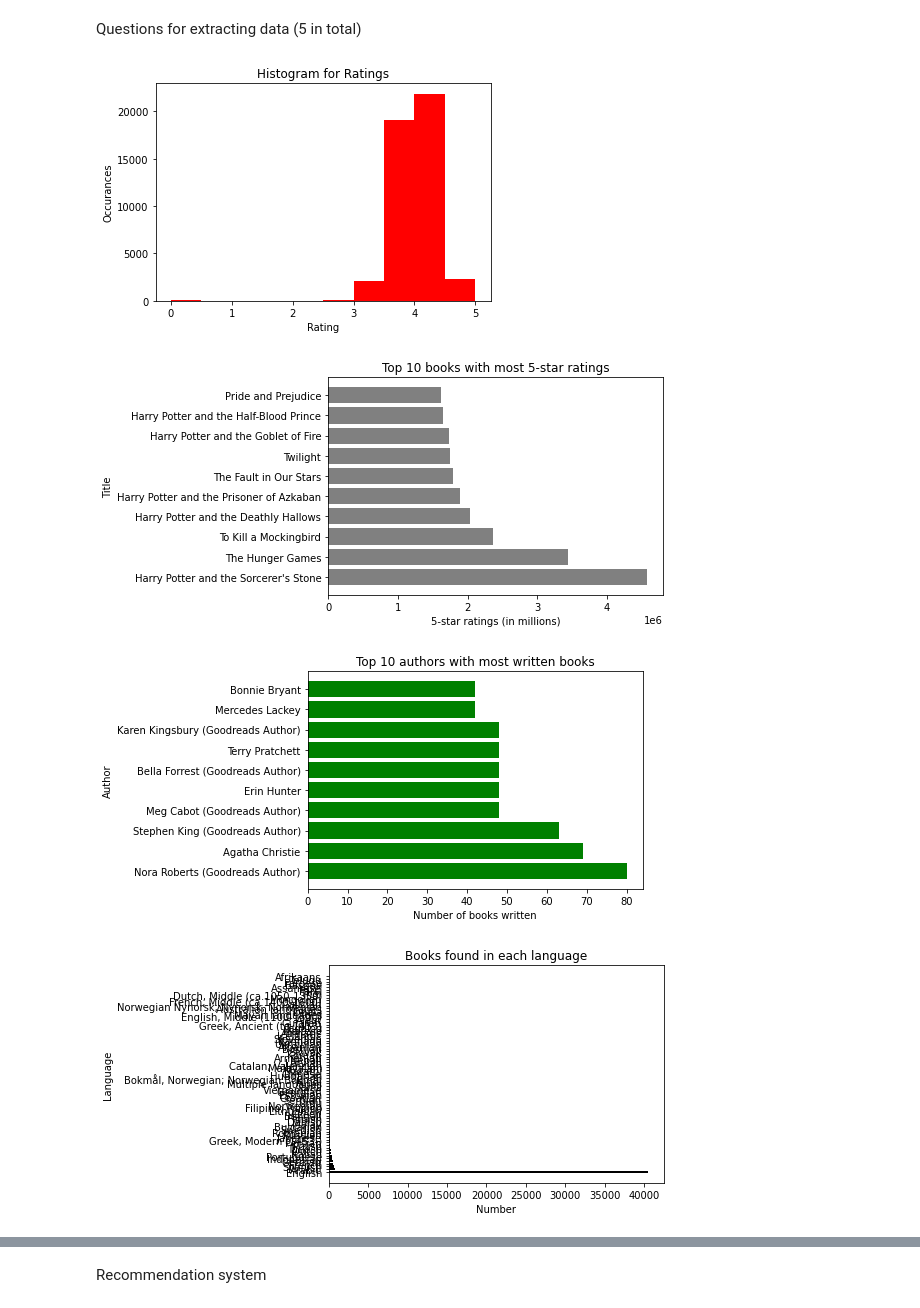
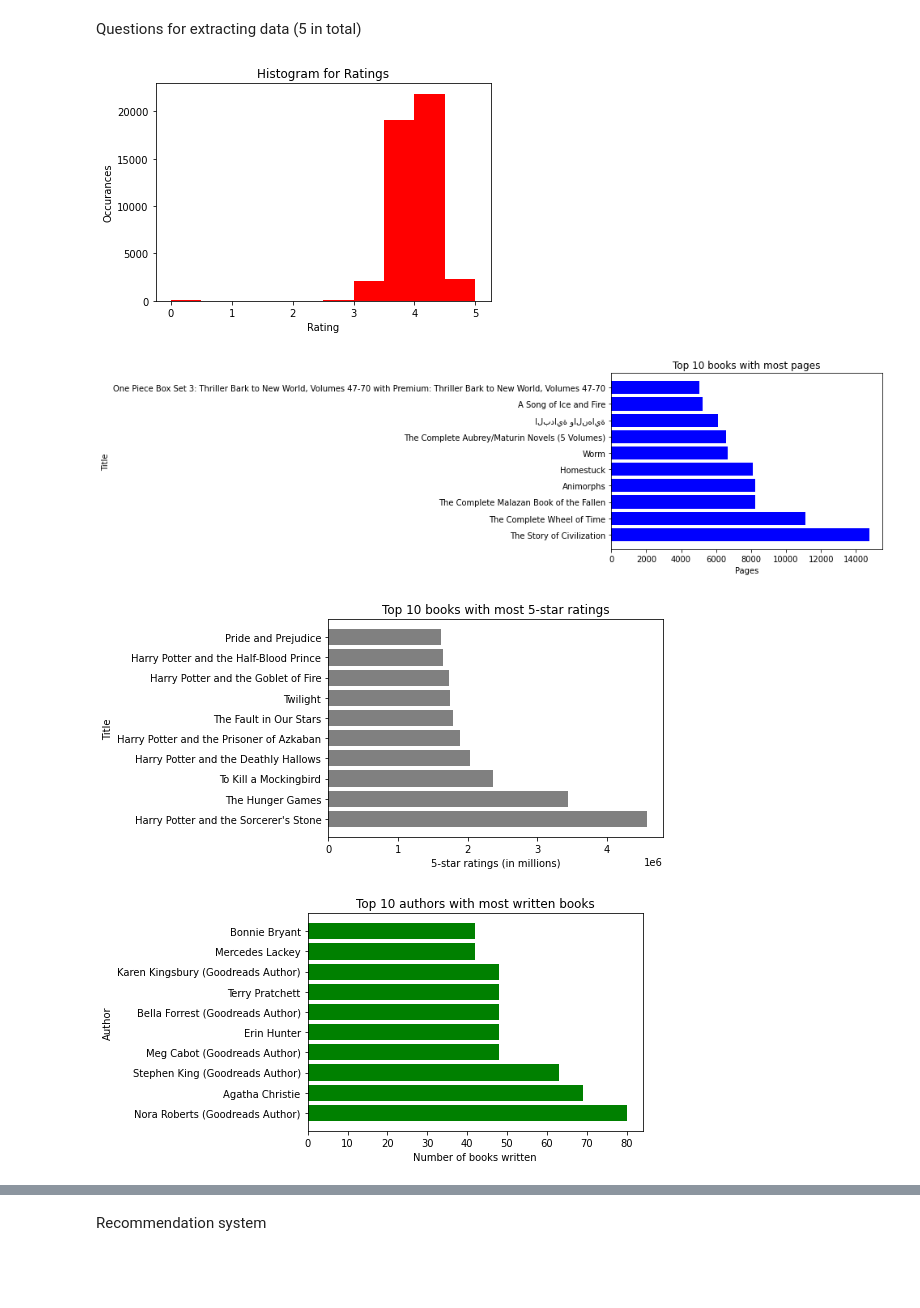
Before and after one commit to natedrake7/Data-Extracting-Methods, a Jupyter notebook: Project2/Project2.ipynb, the cells around one changed output, grey strips where cells are left out. Cells and saved outputs as stored; diff of their text form; code cells hidden in the pictures; blank space fills up the shorter version.

```diff
--- a/Project2/Project2.ipynb
+++ b/Project2/Project2.ipynb
@@ -47,50 +48,52 @@ plt.ylabel('Occurances')
 plt.show()
 
 #2nd graph (1.2 Question)
-#df = df[df['pages'].str.match(r'^\d+$')] #first clean the dataframe for column page
-#df['pages'] = df['pages'].astype(int)   #cast to short the dataframe treating pages as integers and not strings
-#dfSortedByPages = df.sort_values('pages', ascending=False,) #sort by descending order the dataframe by the pages column
-#df_top10 = dfSortedByPages.head(10)   #get only the top 10 cases
-#plt.barh(df_top10['title'], df_top10['pages'], color='blue') #create the bar-chart,on x-axis the number of pages and in y axis the title of the book
+df['pages'] = df['pages'].astype(str) #in order to clean the page column that contains strings (18 cases found) first transform the object from int32(??) to str
+df = df[df['pages'].str.isdigit()] # clean the dataframe for column page (drop non-numeric values)
+df['pages'] = df['pages'].astype(int)   #cast to sort the dataframe treating pages as integers and not strings
+dfSortedByPages = df.sort_values('pages', ascending=False,) #sort by descending order the dataframe by the pages column
+df_top10 = dfSortedByPages.head(10)   #get only the top 10 cases
+plt.barh(df_top10['title'], df_top10['pages'], color='blue') #create the bar-chart,on x-axis the number of pages and in y axis the title of the book
 
-#plt.xlabel('Pages') #add labels & title
-#plt.ylabel('Title')
-#plt.title('Top 10 books with most pages')
-#plt.show()
+plt.xlabel('Pages') #add labels & title
+plt.ylabel('Title')
+plt.title('Top 10 books with most pages')
+plt.show()
 
 #3rd graph (1.3 Question)
-df['ratingStar5'] = df['ratingStar5'].replace(r'^\s*$', 0, regex=True) #fill the whitespace values of column 'page' with a zero digit so to be able to cast to int the column
-df['ratingStar5'] = df['ratingStar5'].astype(int)   #cast to sort the dataframe treating pages as integers and not strings
+df['ratingStar5'] = df['ratingStar5'].replace(r'^\s*$', 0, regex=True) #fill the whitespace values of column 'ratingStar5' with a zero digit so to be able to cast to int the column
+df['ratingStar5'] = df['ratingStar5'].astype(int)   #cast to sort the dataframe treating 'ratingStar5' column as integers and not strings
 dfNew = df[df['ratingStar5'] > 1000]  #get only the entries with 10.000 and above 5-star ratings first
 dfSortedByPages = dfNew.sort_values('ratingStar5', ascending=False,) #sort by descending order the dataframe by the pages column
 df_top10 = dfSortedByPages.head(10)   #get only the top 10 cases
 plt.barh(df_top10['title'], df_top10['ratingStar5'], color='grey') #create the bar-chart,on x-axis the number of 5-star ratings and in y axis the title of the book
 
 plt.xlabel('5-star ratings (in millions)') #add labels & title
 plt.ylabel('Title')
 plt.title('Top 10 books with most 5-star ratings')
 plt.show()
 
 #4rd graph (1.5 Question)
-dfNew = df['author'].value_counts()  #distinct each author of the dataframe how many books has written
-dfNew = dfNew.head(10)   #get only the 10 top frequent authors of the dataframe
-plt.barh(dfNew.index,dfNew.values, color='green')
+dfNew1 = df['author'].value_counts()  #distinct each author of the dataframe how many books has written
+dfNew1 = dfNew1.head(10)   #get only the 10 top frequent authors of the dataframe
+plt.barh(dfNew1.index,dfNew1.values, color='green')
 
 plt.xlabel('Number of books written') #add labels & title
 plt.ylabel('Author')
 plt.title('Top 10 authors with most written books')
 plt.show()
 
 #5rd graph (1.8 Question)
-dfNew = df['language'].value_counts()  #distinct each language of the dataframe how many books are written in each
-plt.barh(dfNew.index,dfNew.values, color='black')
+dfNew2 = df['language'].value_counts()  #distinct each language of the dataframe how many books are written in each
+dfNew2 = dfNew2.head(10)   #get only the 10 top most common languages of the dataframe
+plt.barh(dfNew2.index,dfNew2.values, color='black')
 
 plt.xlabel('Number') #add labels & title
 plt.ylabel('Language')
 plt.title('Books found in each language')
 plt.show()
 # %% [output]
 [figure]
-[figure, old version]
+[figure, new version]
-[figure, old version]
+[figure, new version]
-[figure, old version]
+[figure, new version]
```
Also changed, not shown: parts of 2 cells of this notebook.
